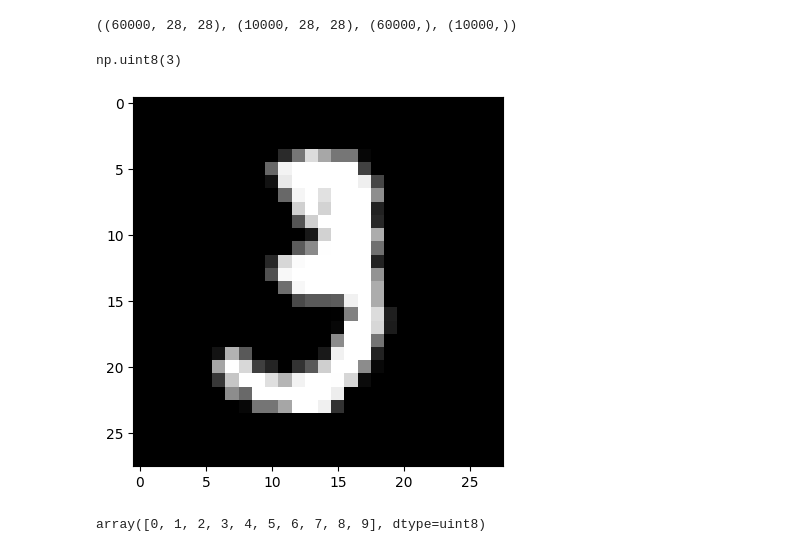
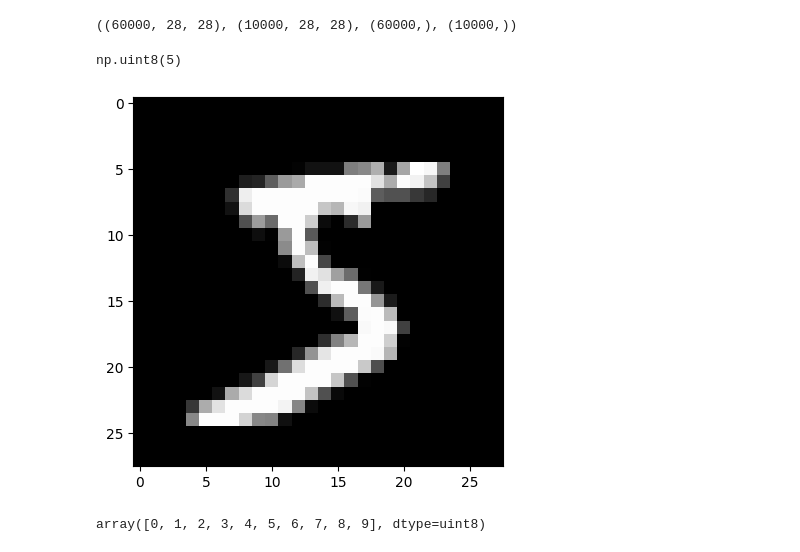
Before and after one commit to HwanLee-0321/Smart_Internship, a Jupyter notebook: DeepLearning/ex03.ipynb, the cells around one changed output. Cells and saved outputs as stored; diff of their text form; code cells hidden in the pictures.

```diff
--- a/DeepLearning/ex03.ipynb
+++ b/DeepLearning/ex03.ipynb
@@ -25,11 +25,11 @@ X_train.shape, X_test.shape, y_train.shape, y_test.shape
 # %%
 # 문제데이터 1ea 확인
 # 정답데이터 1ea 확인
-plt.imshow(X_train[10], cmap="gray")
-y_train[10]
+plt.imshow(X_train[0], cmap="gray")
+y_train[0]
 # %% [output]
-np.uint8(3)
+np.uint8(5)
-[figure, old version]
+[figure, new version]
 # %%
 np.unique(y_train)  # 총 10개의 클래스
 # %% [output]
```
Also changed, not shown: parts of 16 cells of this notebook, 7 other files.
